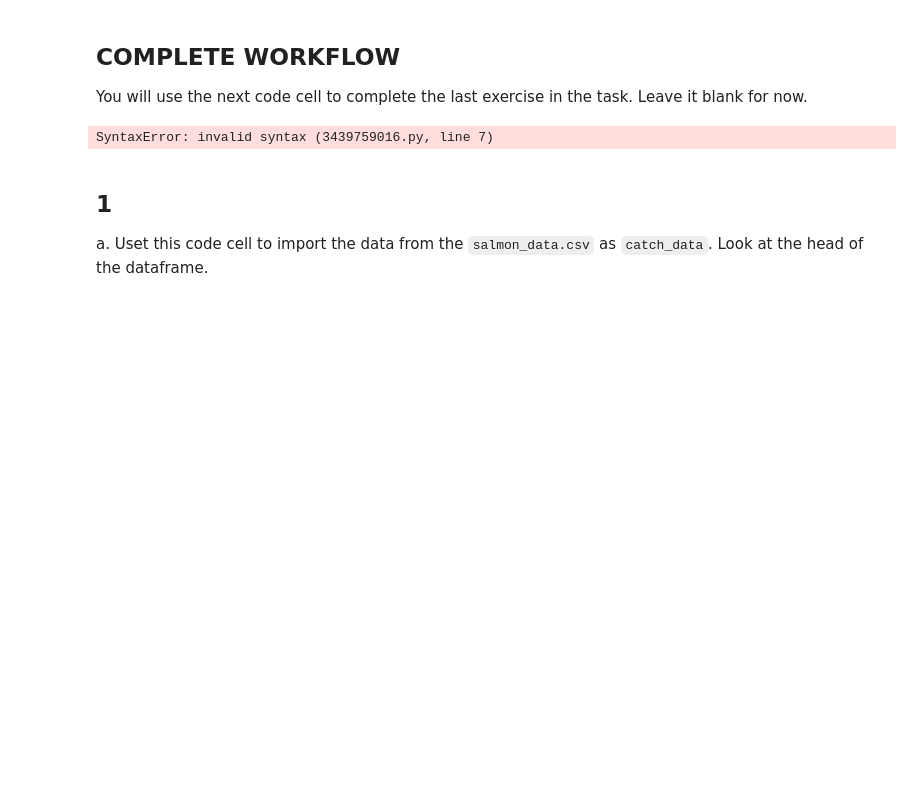
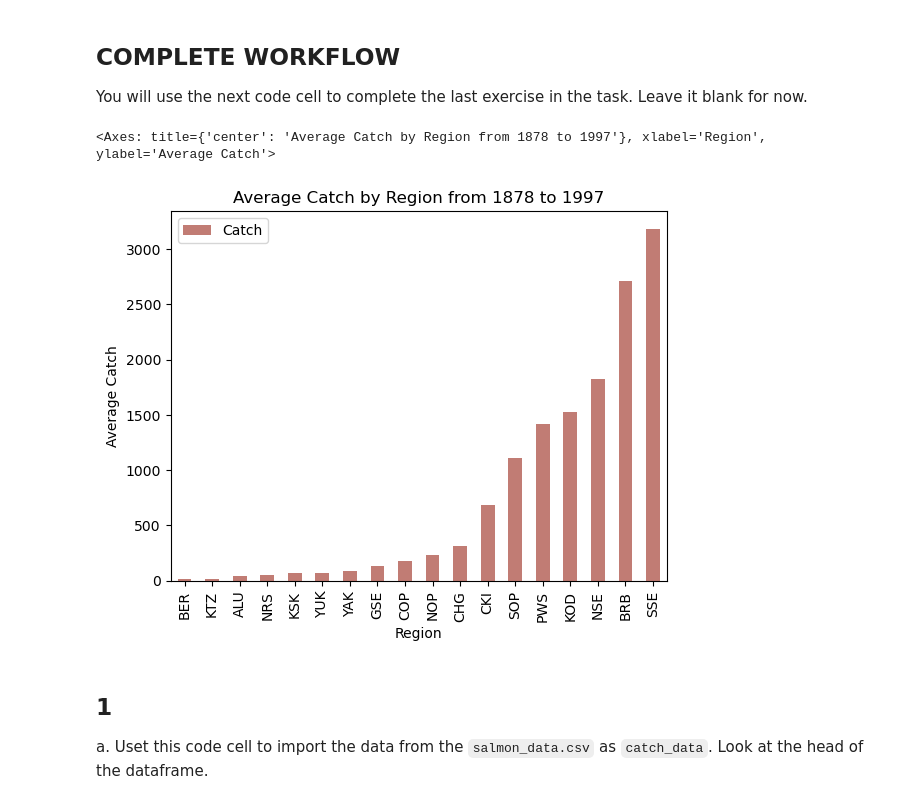
Before and after one commit to sofiiir/eds220-hwk2, a Jupyter notebook: task2/hwk2-task2-salmon.ipynb, the cells around one changed output. Saved outputs shown, nothing was run; the diff lists cells and outputs as text; code cells hidden in the pictures; blank space fills up the shorter version.

```diff
--- a/task2/hwk2-task2-salmon.ipynb
+++ b/task2/hwk2-task2-salmon.ipynb
@@ -50,24 +50,32 @@ The simplified dataset is in CSV format in the homework repository and has the f
 You will use the next code cell to complete the last exercise in the task. Leave it blank for now.
 # %%
 # FINAL CODE
+
+# Load libraries
 import pandas as pd
 import numpy as np
 
+# Read in salmon data
 catch_data = pd.read_csv('data/salmon_data.csv')
 
-catch_data['Catch'].loc[[400]=1].astype('int64')
+# Index to row 400 and replace catch value to 1
+catch_data.loc[400, 'Catch'] = 1
 
-(catch_data.groupby('Region')
-                     .mean('Catch')
-                     .sort_values(by = 'Catch')
-                    .plot(kind = 'bar',
-                          y = 'Catch',
-                          title = 'Average Catch per Region in Ascending Order',
-                          ylabel = 'Average Catch',
-                          color = '#9BC1BC')
-)
+# Change the data type to Integer
+catch_data['Catch'] = catch_data['Catch'].astype('int64')
+
+# Calculate mean 'Catch' by each region
+avg_region = catch_data.groupby('Region').mean('Catch').sort_values(by = 'Catch')
+
+# Bar graph of the estimated average salmon catches by region
+avg_region.plot(kind = 'bar',
+               y = 'Catch',
+               title = 'Average Catch by Region from 1878 to 1997',
+               ylabel = 'Average Catch',
+               color = '#C17C74')
 # %% [output]
-SyntaxError: invalid syntax (3439759016.py, line 7)
+<Axes: title={'center': 'Average Catch by Region from 1878 to 1997'}, xlabel='Region', ylabel='Average Catch'>
+[figure, added]
 # %% [markdown]
 ## 1
 
```
Also changed, not shown: parts of 6 cells of this notebook.
